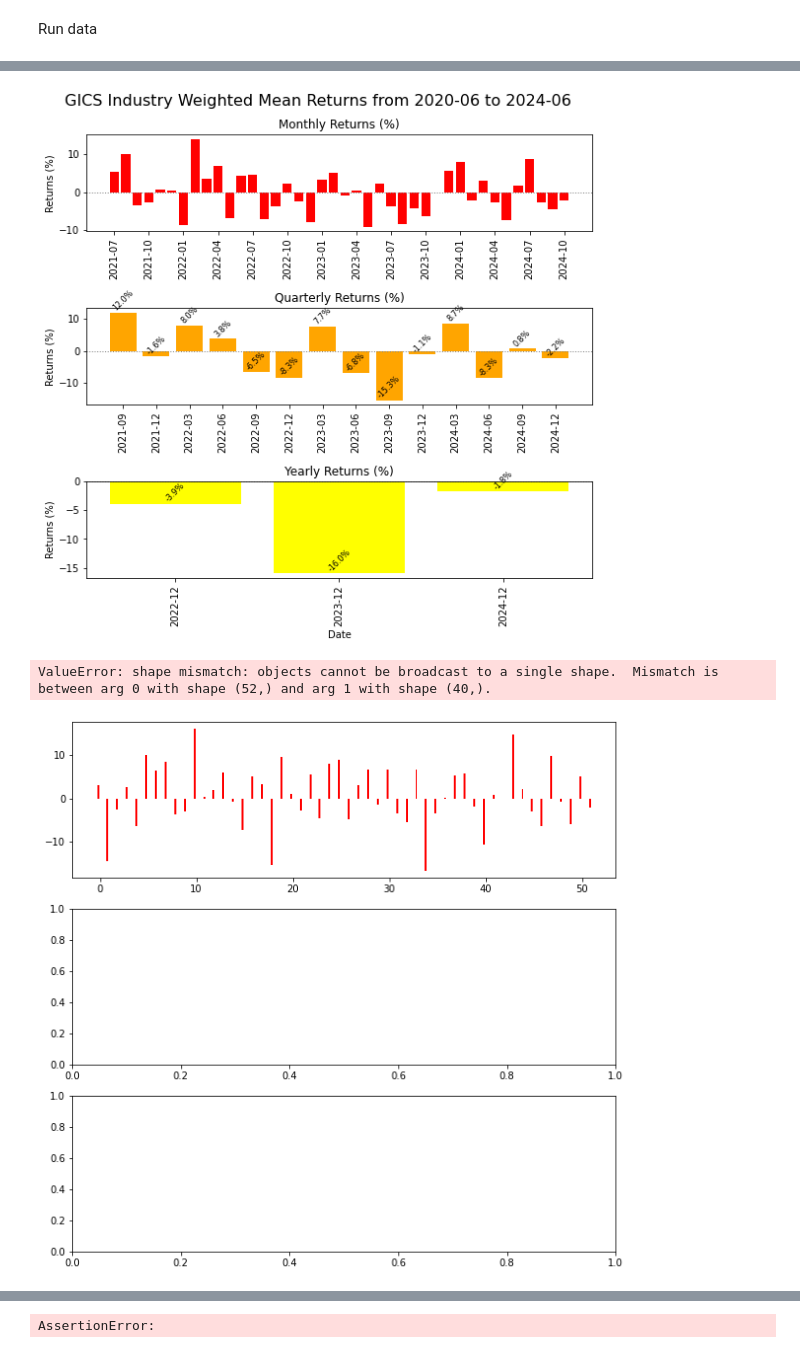
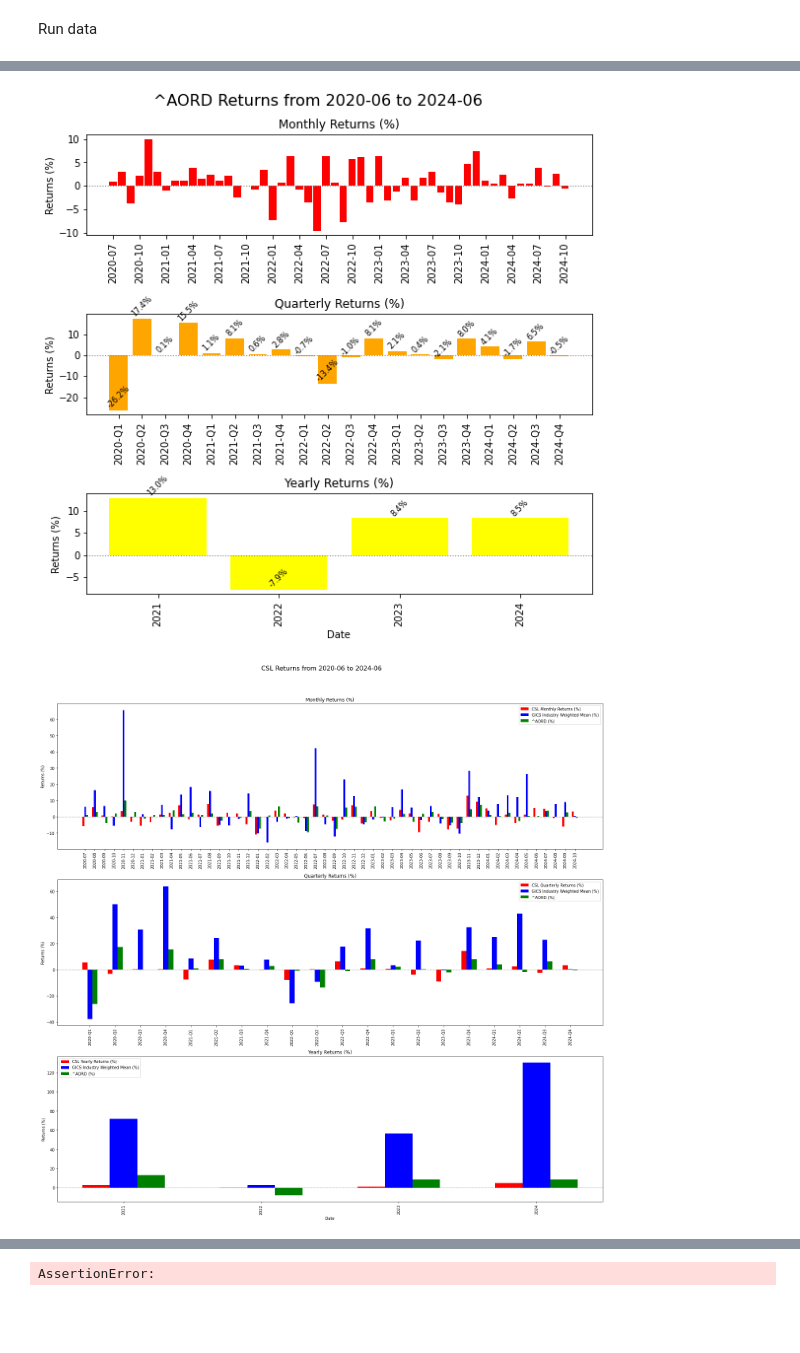
Before and after one commit to TGChenZP/HuangPu_EquityResearchPlatform, a Jupyter notebook: notebook/analysis.ipynb, the cells around one changed output, grey strips where cells are left out. Cells and saved outputs as stored; diff of their text form; code cells hidden in the pictures; blank space fills up the shorter version.

```diff
--- a/notebook/analysis.ipynb
+++ b/notebook/analysis.ipynb
@@ -272,0 +83,4 @@ ticker_gics_industry
+# %%
+comparable_tickers = {'type': 'same_industry_500', 'list': same_industry_500} if \
+    (len(same_industry_500) > 1 or len(same_industry_500) == 1 and f'{TICKER}.AX' not in same_industry_500) \
+    else {'type': 'same_sector_1bn', 'list': same_sector_1bn}
@@ -273,7 +91,12 @@ ticker_gics_industry
 # %%
 # get market caps and weight
 same_industry_tickers_mcap = asx_companies_directory[((asx_companies_directory['ASX code']+'.AX').isin(
-    same_industry_tickers)) & (asx_companies_directory['ASX code'] != TICKER)][['ASX code', 'Market Cap']]
+    comparable_tickers['list'])) & (asx_companies_directory['ASX code'] != TICKER)][['ASX code', 'Market Cap']]
+
 # check for is integer
 marketsame_industry_tickers_mcap_cap = same_industry_tickers_mcap[same_industry_tickers_mcap['Market Cap'].apply(
     lambda x: isinstance(x, float))]
+
+# get weight
+same_industry_tickers_mcap['weight'] = same_industry_tickers_mcap['Market Cap'] / \
+    same_industry_tickers_mcap['Market Cap'].sum()
@@ -336,37 +201,13 @@ for ticker, price_df in historical_prices.items():
 yearly_returns_df_dict = {}
 for ticker, price_df in historical_prices.items():
     yearly_returns_df_dict[ticker] = get_return(price_df, 'Y')
-# %%
-def get_gics_industry_weighted_mean(return_df_dict: dict, TICKER: str, my_portfolio_tickers: list, same_gics_industry_weight_dict: dict, index_tickers: list, mode: str, **kwargs) -> pd.DataFrame:
-
-    GICS_Industry_Weighted_Mean = dd(float)
-
-    # Iterate through each ticker in the portfolio
-    for ticker in my_portfolio_tickers:
-        # Skip the index tickers and the main TICKER
-        if ticker not in index_tickers + [TICKER]:
-            # Iterate through the dates of the return data for the ticker
-            for date in return_df_dict[ticker].index:
-                # Check if the return value is not NaN
-
-                if not pd.isna(return_df_dict[ticker].loc[date].values[0]):
-                    # Sum the weighted returns for the GICS industry by date
-                    GICS_Industry_Weighted_Mean[date] += same_gics_industry_weight_dict[ticker] * \
-                        return_df_dict[ticker].loc[date].values[0]
-
-    # Create a DataFrame to store the results
-    weighted_mean_df = pd.DataFrame.from_dict(
-        GICS_Industry_Weighted_Mean, orient='index', columns=[f'{mode}_Return (%)'])
-    return_df_dict['GICS Industry Weighted Mean'] = weighted_mean_df
-
-    return return_df_dict
 # %%
 monthly_returns_df_dict = get_gics_industry_weighted_mean(
-    monthly_returns_df_dict, TICKER, my_portfolio_tickers, same_gics_industry_weight_dict, index_tickers, 'M')
+    monthly_returns_df_dict, TICKER, my_portfolio_tickers, same_gics_industry_weight_dict, index_tickers, 'M', comparable_tickers=comparable_tickers)
 quarterly_returns_df_dict = get_gics_industry_weighted_mean(
-    quarterly_returns_df_dict, TICKER, my_portfolio_tickers, same_gics_industry_weight_dict, index_tickers, 'Q')
+    quarterly_returns_df_dict, TICKER, my_portfolio_tickers, same_gics_industry_weight_dict, index_tickers, 'Q', comparable_tickers=comparable_tickers)
 yearly_returns_df_dict = get_gics_industry_weighted_mean(
-    yearly_returns_df_dict, TICKER, my_portfolio_tickers, same_gics_industry_weight_dict, index_tickers, 'Y')
+    yearly_returns_df_dict, TICKER, my_portfolio_tickers, same_gics_industry_weight_dict, index_tickers, 'Y', comparable_tickers=comparable_tickers)
 # %%
 stats_dict = {}
 
@@ -441,8 +325,8 @@ plot_returns(**{'monthly_returns_df_dict': monthly_returns_df_dict,
 # %%
 plot_returns(**{'monthly_returns_df_dict': monthly_returns_df_dict,
                 'quarterly_returns_df_dict': quarterly_returns_df_dict,
-                'yearly_returns_df_dict': yearly_returns_df_dict, 'TICKER': 'GICS Industry Weighted Mean',
+                'yearly_returns_df_dict': yearly_returns_df_dict, 'ticker': '^AORD',
                 'first_end_of_quarter': first_end_of_quarter,
                 'last_end_of_quarter': last_end_of_quarter})
 # %% [output]
-[figure, old version]
+[figure, new version]
@@ -555,9 +333,9 @@ def plot_returns_comparative(monthly_returns_df_dict: dict, quarterly_returns_df
 # %%
 plot_returns_comparative(**{'monthly_returns_df_dict': monthly_returns_df_dict,
                             'quarterly_returns_df_dict': quarterly_returns_df_dict,
                             'yearly_returns_df_dict': yearly_returns_df_dict, 'TICKER': TICKER,
                             'first_end_of_quarter': first_end_of_quarter,
-                            'last_end_of_quarter': last_end_of_quarter})
+                            'last_end_of_quarter': last_end_of_quarter,
+                            'comparable_tickers': comparable_tickers})
 # %% [output]
-ValueError: shape mismatch: objects cannot be broadcast to a single shape.  Mismatch is between arg 0 with shape (52,) and arg 1 with shape (40,).
-[figure, old version]
+[figure, new version]
```
Also changed, not shown: parts of 47 cells of this notebook.
